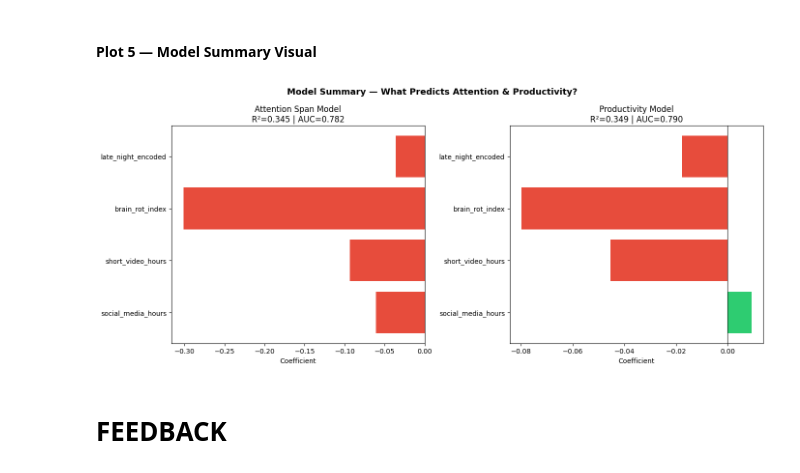
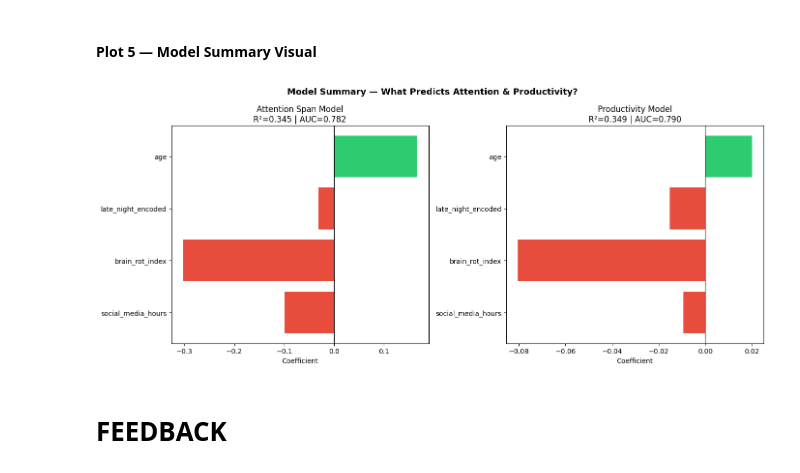
Before and after one commit to jtsy0925uq/data7001-assignment, a Jupyter notebook: scripts/rq1.ipynb, the cells around one changed output. Saved outputs shown, nothing was run; the diff lists cells and outputs as text; code cells hidden in the pictures.

```diff
--- a/scripts/rq1.ipynb
+++ b/scripts/rq1.ipynb
@@ -627,31 +620,31 @@ plt.show()
 # %%
 fig, axes = plt.subplots(1, 2, figsize=(14, 6))
 
 # Regression coefficients
-features = ['social_media_hours', 'short_video_hours',
-            'brain_rot_index', 'late_night_encoded']
-att_coefs = [-0.0607, -0.0936, -0.3015, -0.0362]
-prod_coefs = [0.0093, -0.0454, -0.0799, -0.0177]
+features = ['social_media_hours',
+            'brain_rot_index', 'late_night_encoded', 'age']
+att_coefs = [-0.0990, -0.3026, -0.0309, 0.1658]
+prod_coefs = [-0.0093, -0.0804, -0.0151, 0.0201]
 
 colors_att = ['#e74c3c' if c < 0 else '#2ecc71' for c in att_coefs]
 colors_prod = ['#e74c3c' if c < 0 else '#2ecc71' for c in prod_coefs]
 
 axes[0].barh(features, att_coefs, color=colors_att)
 axes[0].axvline(x=0, color='black', linewidth=0.8)
 axes[0].set_title(f'Attention Span Model\nR²=0.345 | AUC=0.782')
 axes[0].set_xlabel('Coefficient')
 
 axes[1].barh(features, prod_coefs, color=colors_prod)
 axes[1].axvline(x=0, color='black', linewidth=0.8)
 axes[1].set_title(f'Productivity Model\nR²=0.349 | AUC=0.790')
 axes[1].set_xlabel('Coefficient')
 
 plt.suptitle('Model Summary — What Predicts Attention & Productivity?',
              fontsize=13, fontweight='bold')
 plt.tight_layout()
 plt.show()
 # %% [output]
-[figure, old version]
+[figure, new version]
 # %% [markdown]
 # FEEDBACK
 # %% [markdown]
```
Also changed, not shown: parts of 17 cells of this notebook.
